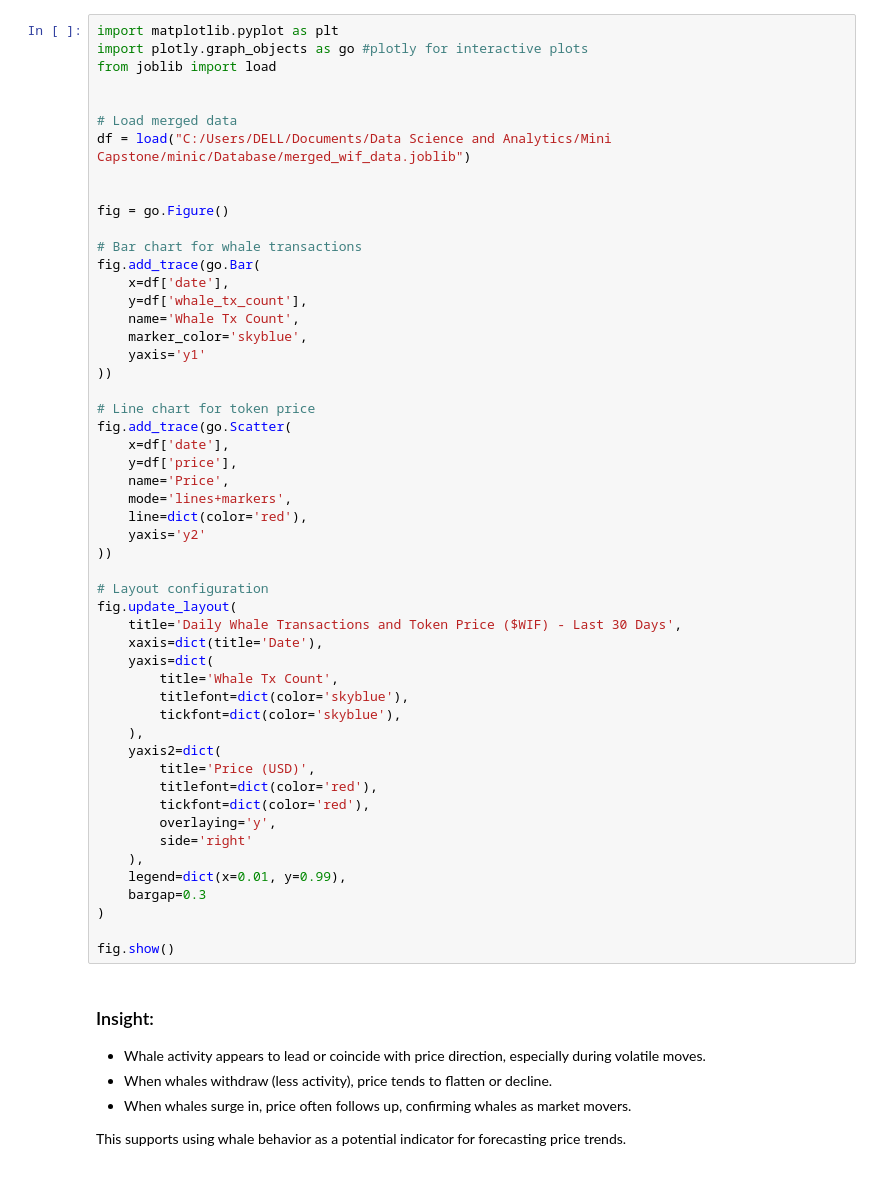
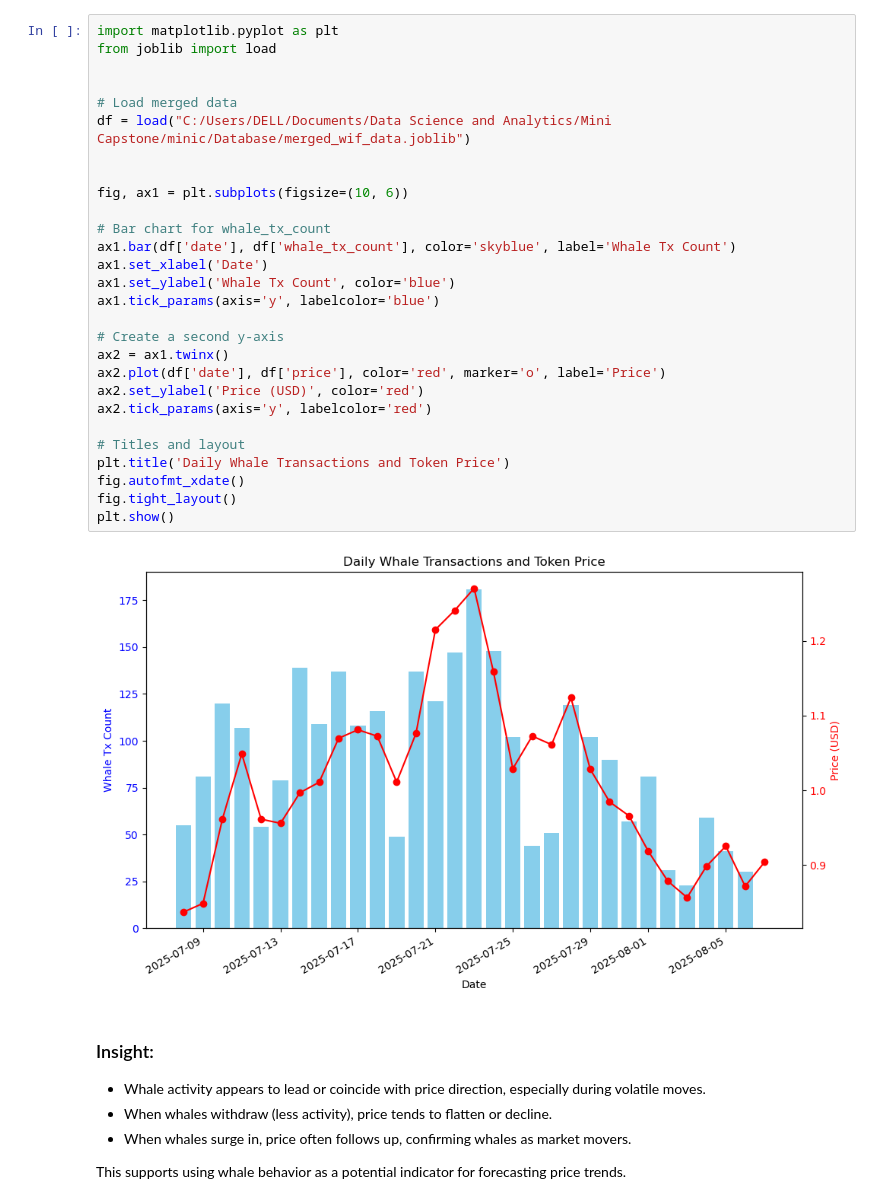
Before and after one commit to CHINEDU-UZORUE/web3-mini-capstone, a Jupyter notebook: minic/Notebooks/04_visualize.ipynb, the cells around one changed output. Saved outputs shown, nothing was run; the diff lists cells and outputs as text.

Commit message:
updated first chart again

```diff
--- a/minic/Notebooks/04_visualize.ipynb
+++ b/minic/Notebooks/04_visualize.ipynb
@@ -1,55 +1,33 @@
 # %%
 import matplotlib.pyplot as plt
-import plotly.graph_objects as go #plotly for interactive plots
 from joblib import load
 
 
 # Load merged data
 df = load("C:/Users/DELL/Documents/Data Science and Analytics/Mini Capstone/minic/Database/merged_wif_data.joblib")
 
 
-fig = go.Figure()
+fig, ax1 = plt.subplots(figsize=(10, 6))
 
-# Bar chart for whale transactions
-fig.add_trace(go.Bar(
-    x=df['date'],
-    y=df['whale_tx_count'],
-    name='Whale Tx Count',
-    marker_color='skyblue',
-    yaxis='y1'
-))
+# Bar chart for whale_tx_count
+ax1.bar(df['date'], df['whale_tx_count'], color='skyblue', label='Whale Tx Count')
+ax1.set_xlabel('Date')
+ax1.set_ylabel('Whale Tx Count', color='blue')
+ax1.tick_params(axis='y', labelcolor='blue')
 
-# Line chart for token price
-fig.add_trace(go.Scatter(
-    x=df['date'],
-    y=df['price'],
-    name='Price',
-    mode='lines+markers',
-    line=dict(color='red'),
-    yaxis='y2'
-))
+# Create a second y-axis
+ax2 = ax1.twinx()
+ax2.plot(df['date'], df['price'], color='red', marker='o', label='Price')
+ax2.set_ylabel('Price (USD)', color='red')
+ax2.tick_params(axis='y', labelcolor='red')
 
-# Layout configuration
-fig.update_layout(
-    title='Daily Whale Transactions and Token Price ($WIF) - Last 30 Days',
-    xaxis=dict(title='Date'),
-    yaxis=dict(
-        title='Whale Tx Count',
-        titlefont=dict(color='skyblue'),
-        tickfont=dict(color='skyblue'),
-    ),
-    yaxis2=dict(
-        title='Price (USD)',
-        titlefont=dict(color='red'),
-        tickfont=dict(color='red'),
-        overlaying='y',
-        side='right'
-    ),
-    legend=dict(x=0.01, y=0.99),
-    bargap=0.3
-)
-
-fig.show()
+# Titles and layout
+plt.title('Daily Whale Transactions and Token Price')
+fig.autofmt_xdate()
+fig.tight_layout()
+plt.show()
+# %% [output]
+[figure, added]
 # %% [markdown]
 ### Insight:
 
```
